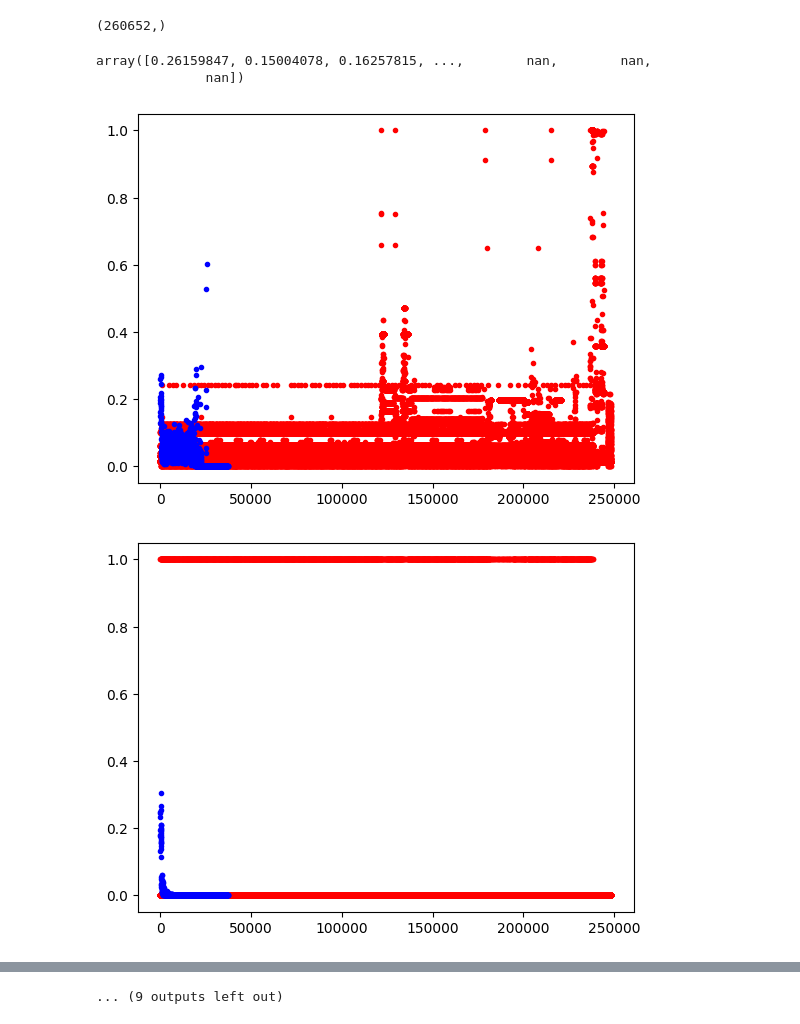
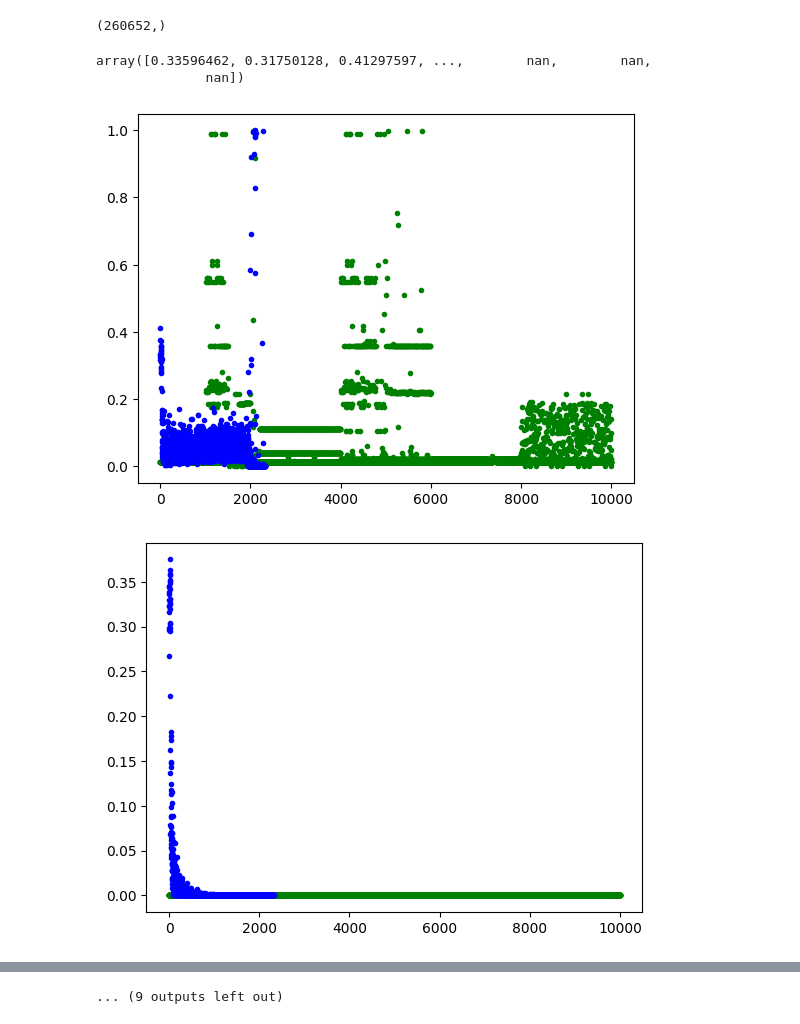
Before and after one commit to KylaNel/ICS_data_generation, a Jupyter notebook: code/vae_simpler_test.ipynb, the cells around one changed output, grey strips where cells are left out. Drawn from its saved outputs; the diff is of its cells as text; code cells hidden in the pictures.

```diff
--- a/code/vae_simpler_test.ipynb
+++ b/code/vae_simpler_test.ipynb
@@ -19,8 +19,8 @@ data_features_attacks.shape
 # %%
 # Batch and shuffle data
 
-train_dataset = (tf.data.Dataset.from_tensor_slices(data_features_attacks[:9000]).shuffle(9000).batch(30))
-test_dataset = (tf.data.Dataset.from_tensor_slices(data_features_attacks[9000:]).shuffle(999).batch(30))
+train_dataset = (tf.data.Dataset.from_tensor_slices(data_features_attacks[:9000]).shuffle(9000).batch(50))
+test_dataset = (tf.data.Dataset.from_tensor_slices(data_features_attacks[9000:]).shuffle(999).batch(50))
 
 data_features_attacks[:9000].shape, data_features_attacks[9000:].shape
 # %% [output]
@@ -32,6 +32,7 @@ class CVAE(tf.keras.Model):
         self.latent_dim = latent_dim
         self.encoder = tf.keras.Sequential([
             tf.keras.layers.InputLayer(input_shape=(21, 1)),
+            tf.keras.layers.Conv1D(filters=16, kernel_size=1, activation='relu'),
             tf.keras.layers.Conv1D(filters=32, kernel_size=1, activation='relu'),
             tf.keras.layers.Conv1D(filters=64, kernel_size=1, activation='relu'),
             tf.keras.layers.Flatten(),
@@ -40,10 +41,12 @@ class CVAE(tf.keras.Model):
         )
         self.decoder = tf.keras.Sequential([
             tf.keras.layers.InputLayer(input_shape=(latent_dim,)),
+            # where does the 32 come from??
             tf.keras.layers.Dense(units=21*32, activation=tf.nn.relu),
             tf.keras.layers.Reshape(target_shape=(21,32)),
             tf.keras.layers.Conv1DTranspose(filters=64, kernel_size=1, padding='same', activation='relu'),
             tf.keras.layers.Conv1DTranspose(filters=32, kernel_size=1, padding='same', activation='relu'),
+            tf.keras.layers.Conv1DTranspose(filters=16, kernel_size=1, padding='same', activation='relu'),
             tf.keras.layers.Conv1DTranspose(filters=1, kernel_size=1, padding='same'),
             ]
         )
@@ -58,6 +61,9 @@ class CVAE(tf.keras.Model):
         mean, logvar = tf.split(self.encoder(data), num_or_size_splits=2, axis=1)
         return mean, logvar
 
+    # sample from a unit Gaussian, and then shift the randomly sampled by the latent
+    # distribution's mean and scale it by the latent distribution's variance
+    # use log variance so the model doesn't learn negative values
     def reparameterise(self, mean, logvar):
         eps = tf.random.normal(shape=mean.shape)
         return eps * tf.exp(logvar * 0.5) + mean
@@ -100,7 +108,7 @@ def predict(model, epoch, test_sample):
     return predictions
 # %%
 
-latent_dim = 10
+latent_dim = 40
 num_examples_to_generate = 29
 epochs = int(9000/21)
 
@@ -134,7 +142,7 @@ predictions = predictions.reshape(size, 21)
 # %%
 predictions[:,0]
 # %% [output]
-array([0.26159847, 0.15004078, 0.16257815, ...,        nan,        nan,
+array([0.33596462, 0.31750128, 0.41297597, ...,        nan,        nan,
               nan])
 # %%
 data_labels = [name for name in data_features_test.columns]
@@ -144,9 +152,11 @@ frame_len_generated = predictions[:,0]
 # %%
 for i in range(21):
     feature = data_labels[i]
     plt.figure(i)
-    plt.plot(data_features_test[feature], 'r.')
-    plt.plot(np.linspace(0, len(data_features_test[feature]), size), predictions[:,i], '.b')
+    # plt.plot(data_features_test[feature], 'r.')
+    plt.plot(data_features_attacks[:, i], '.g')
+    # plt.plot(np.linspace(0, len(data_features_test[feature]), size), predictions[:,i], '.b')
+    plt.plot(predictions[:,i], '.b')
 # %% [output]
-[figure, old version]
+[figure, new version]
-[figure, old version]
+[figure, new version]
```
Also changed, not shown: parts of 2 cells of this notebook, 1 other file.
